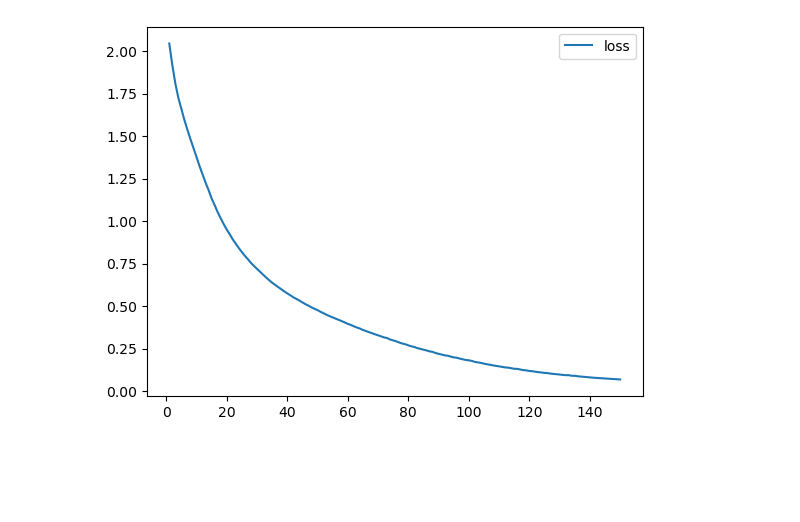
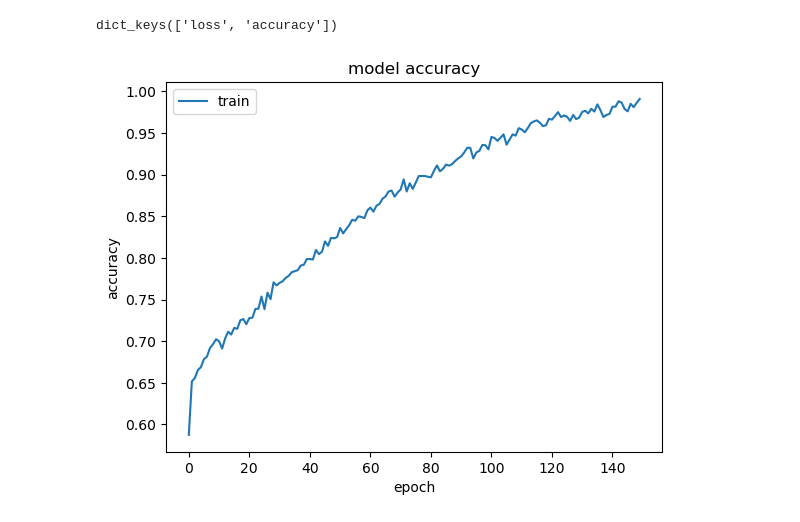
Before and after one commit to CharlesQuinn1/project_4_fantasy_football, a Jupyter notebook: feeble attempt at model.ipynb, the cells around one changed output. Cells and saved outputs as stored; diff of their text form; code cells hidden in the pictures; blank space fills up the shorter version.

```diff
--- a/feeble attempt at model.ipynb
+++ b/feeble attempt at model.ipynb
@@ -378,0 +77,11 @@ df_QB_stat1.hvplot.scatter(
+# %%
+# drop player_id and player_name and school and height
+draft_df = draft_df.drop(['player_id', 'player_name', 'School', 'height', 'draft_round', 'draft_pick'], axis=1)
+# %%
+# use one hot encoding on position_combine
+encoder = OneHotEncoder(sparse=False)
+encoder_df = pd.DataFrame(encoder.fit_transform(draft_df[["position_combine"]]))
+draft_final_df = draft_df.merge(encoder_df, left_index=True, right_index=True)
+draft_final_df = draft_final_df.drop("position_combine", axis=1)
+
+encoder_df.head()
@@ -379,8 +95,7 @@ df_QB_stat1.hvplot.scatter(
 # %%
 # Split our preprocessed data into our features and target arrays
-X = df_QB_stat.drop(['Player','QB_Rating'], axis=1)
-y = df_QB_stat['rnd']-1
-
+y = draft_final_df["draft_pick_flag"].values
+X = draft_final_df.drop(["draft_pick_flag"], axis=1).values
 
 # Split the preprocessed data into a training and testing dataset
 X_train, X_test, y_train, y_test = train_test_split(X, y, random_state=58)
@@ -449,7 +160,8 @@ Non-trainable params: 0 (0.00 Byte)
 _________________________________________________________________
 # %%
 # Compile the model
-nn_model.compile(loss='categorical_crossentropy', optimizer='adam', metrics=['accuracy'])
+nn_model.compile(loss='categorical_crossentropy',
+                 optimizer='adam', metrics=['accuracy'])
 # %%
 # Train the model
 fit_model = nn_model.fit(X_train_scaled, y_train, epochs=150)
@@ -482,12 +228,21 @@ Loss: 0.19229713082313538, Accuracy: 0.96875
+# %%
+print(fit_model.history.keys())
+# %% [output]
+dict_keys(['loss', 'accuracy'])
 # %%
+
 # Create a DataFrame containing training history
 history_df = pd.DataFrame(fit_model.history)
 
 # Increase the index by 1 to match the number of epochs
 history_df.index += 1
 
-# Plot the loss
-history_df.plot(y="loss")
+plt.plot(fit_model.history['accuracy'])
+# plt.plot(fit_model.history['modelval_accuracy'])
+plt.title('model accuracy')
+plt.ylabel('accuracy')
+plt.xlabel('epoch')
+plt.legend(['train', 'test'], loc='best')
 plt.show()
 # %% [output]
-[figure, old version]
+[figure, new version]
```
Also changed, not shown: parts of 37 cells of this notebook.
